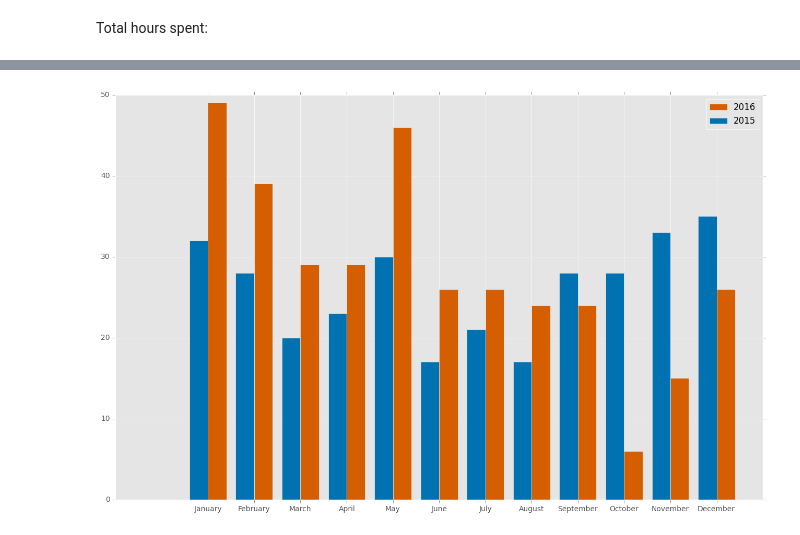
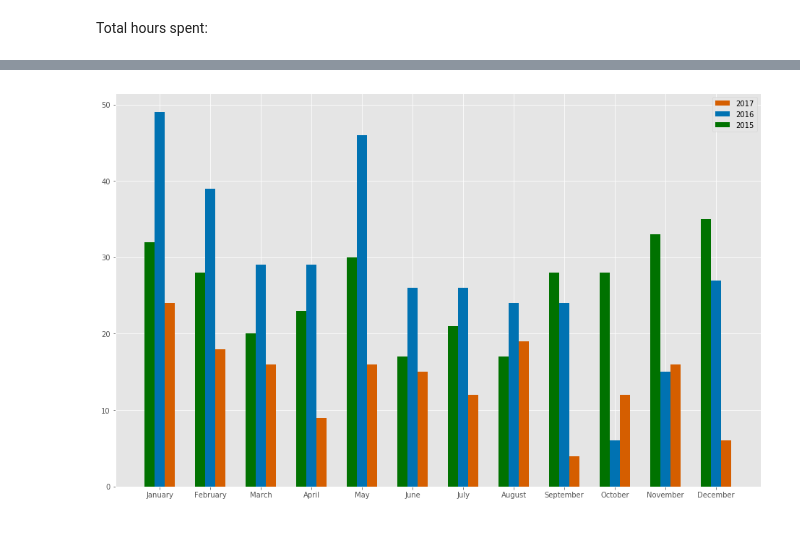
Before and after one commit to banzayats/bgg_xml_stats, a Jupyter notebook: BGG_stats.ipynb, the cells around one changed output, grey strips where cells are left out. Saved outputs shown, nothing was run; the diff lists cells and outputs as text; code cells hidden in the pictures.

```diff
--- a/BGG_stats.ipynb
+++ b/BGG_stats.ipynb
@@ -175,23 +170,27 @@ df.Players.value_counts().sort_index().plot(kind='bar')
 # %%
-df2 = get_gamedata(USER, '2015-01-01', '2015-12-31')
+df2 = get_gamedata(USER, '2016-01-01', '2016-12-31')
+df3 = get_gamedata(USER, '2015-01-01', '2015-12-31')
 # %%
 ind = np.arange(12)
 width = 0.2
 
 fig = plt.figure(figsize=(16, 10))
 ax = fig.add_subplot(111)
 
 y1 = df['Name'].groupby(df.Date.dt.month).count()
 y2 = df2['Name'].groupby(df2.Date.dt.month).count()
+y3 = df3['Name'].groupby(df3.Date.dt.month).count()
 
-bar1 = ax.bar(ind+width, y1,width*2,color="#D55E00",align='center')
-bar2 = ax.bar(ind-width, y2,width*2,color="#0072B2",align='center')
+bar1 = ax.bar(ind+width,y1,width,color="#D55E00",align='center')
+bar2 = ax.bar(ind,y2,width,color="#0072B2",align='center')
+bar3 = ax.bar(ind-width,y3,width,color="#007200",align='center')
+
 ax.set_xticks(ind)
 ax.set_xticklabels( [calendar.month_name[i] for i in range(1,13)] )
-ax.legend( (bar1[0], bar2[0]), ('2016', '2015') )
+ax.legend( (bar1[0], bar2[0], bar3[0]), ('2017', '2016', '2015') )
 plt.show()
 # %% [output]
-[figure, old version]
+[figure, new version]
 # %%
 rtfg = df[(df.Name == 'Race for the Galaxy')]
 rtfg['Name'].groupby(rtfg.Date.dt.month).count().plot(kind="bar")
```
Also changed, not shown: parts of 15 cells of this notebook.
